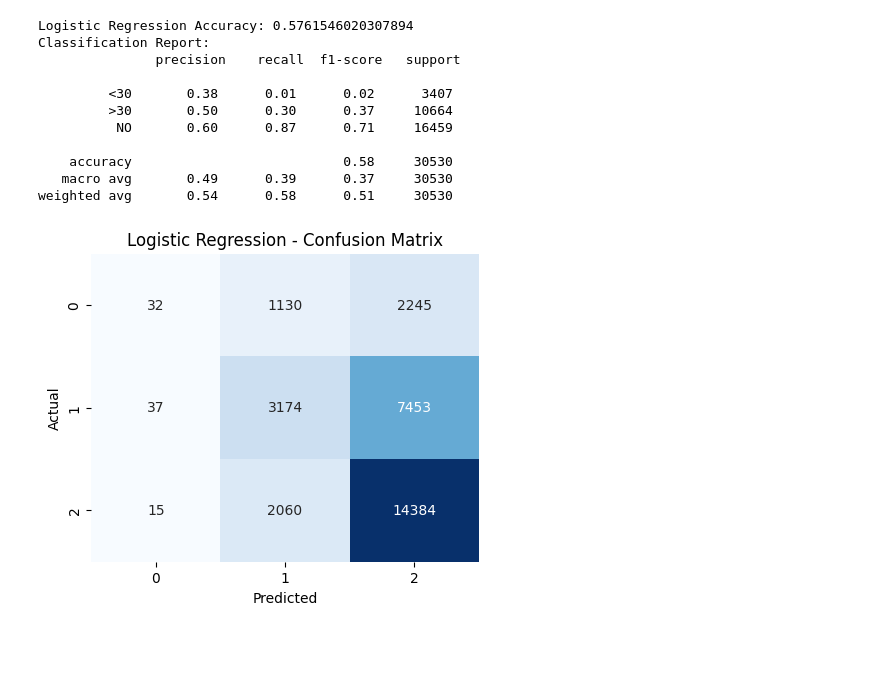
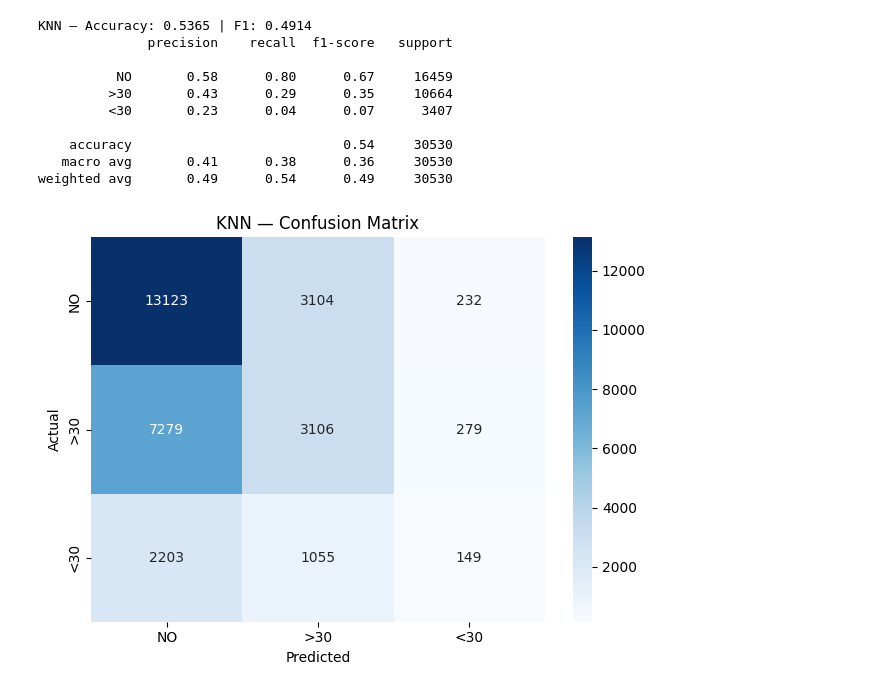
Before and after one commit to Ashok2025-eng/Ml-Project-Diabetic, a Jupyter notebook: data/analysis.ipynb, the cells around one changed output. Saved outputs shown, nothing was run; the diff lists cells and outputs as text; code cells hidden in the pictures; blank space fills up the shorter version.

```diff
--- a/data/analysis.ipynb
+++ b/data/analysis.ipynb
@@ -133,4 +171,18 @@ X_train, X_test, y_train, y_test = train_test_split(
 # %%
-scaler = StandardScaler()
-X_train = scaler.fit_transform(X_train)
-X_test = scaler.transform(X_test)
+med_cols = ['metformin', 'repaglinide', 'nateglinide', 'chlorpropamide',
+            'glimepiride', 'glipizide', 'glyburide', 'pioglitazone',
+            'rosiglitazone', 'acarbose', 'miglitol', 'tolazamide',
+            'insulin', 'glyburide-metformin', 'glipizide-metformin']
+
+# New feature: count of active medications
+df_clean['total_meds_active'] = (df_clean[med_cols] != 'No').sum(axis=1)
+
+# New feature: total service utilisation
+df_clean['service_utilisation'] = (
+    df_clean['number_outpatient'] +
+    df_clean['number_emergency'] +
+    df_clean['number_inpatient']
+)
+
+print('New features added:')
+print(df_clean[['total_meds_active', 'service_utilisation']].describe().round(2))
@@ -205,35 +255,31 @@ weighted avg       0.55      0.58      0.53     30530
 # %%
-from sklearn.linear_model import LogisticRegression
+knn = KNeighborsClassifier(n_neighbors=6)
+knn.fit(X_train_s, y_train)
+y_pred_knn = knn.predict(X_test_s)
 
-lr = LogisticRegression(max_iter=1000, solver='saga', random_state=42)   # try different solvers/penalties
-lr.fit(X_train, y_train)
-y_pred = lr.predict(X_test)
+acc_knn = accuracy_score(y_test, y_pred_knn)
+f1_knn  = f1_score(y_test, y_pred_knn, average='weighted')
+print(f'KNN — Accuracy: {acc_knn:.4f} | F1: {f1_knn:.4f}')
+print(classification_report(y_test, y_pred_knn, target_names=['NO', '>30', '<30']))
 
-acc_lr = accuracy_score(y_test, y_pred)
-print("Logistic Regression Accuracy:", acc_lr)
-print("Classification Report:\n", classification_report(y_test, y_pred))
-
-cm = confusion_matrix(y_test, y_pred)
-plt.figure(figsize=(5,4))
-sns.heatmap(cm, annot=True, fmt="d", cmap="Blues", cbar=False)
-plt.title("Logistic Regression - Confusion Matrix")
-plt.xlabel("Predicted")
-plt.ylabel("Actual")
+cm = confusion_matrix(y_test, y_pred_knn)
+sns.heatmap(cm, annot=True, fmt='d', cmap='Blues',
+            xticklabels=['NO','>30','<30'], yticklabels=['NO','>30','<30'])
+plt.title('KNN — Confusion Matrix')
+plt.xlabel('Predicted')
+plt.ylabel('Actual')
+plt.tight_layout()
 plt.show()
-
-# ✅ Store accuracy in results dictionary
-results["Logistic Regression"] = acc_lr
 # %% [output]
-Logistic Regression Accuracy: 0.5761546020307894
-Classification Report:
-               precision    recall  f1-score   support
+KNN — Accuracy: 0.5365 | F1: 0.4914
+              precision    recall  f1-score   support
 
-         <30       0.38      0.01      0.02      3407
-         >30       0.50      0.30      0.37     10664
-          NO       0.60      0.87      0.71     16459
+          NO       0.58      0.80      0.67     16459
+         >30       0.43      0.29      0.35     10664
+         <30       0.23      0.04      0.07      3407
 
-    accuracy                           0.58     30530
-   macro avg       0.49      0.39      0.37     30530
-weighted avg       0.54      0.58      0.51     30530
+    accuracy                           0.54     30530
+   macro avg       0.41      0.38      0.36     30530
+weighted avg       0.49      0.54      0.49     30530
-[figure, old version]
+[figure, new version]
 # %%
```
Also changed, not shown: parts of 20 cells of this notebook, 9 other files.
